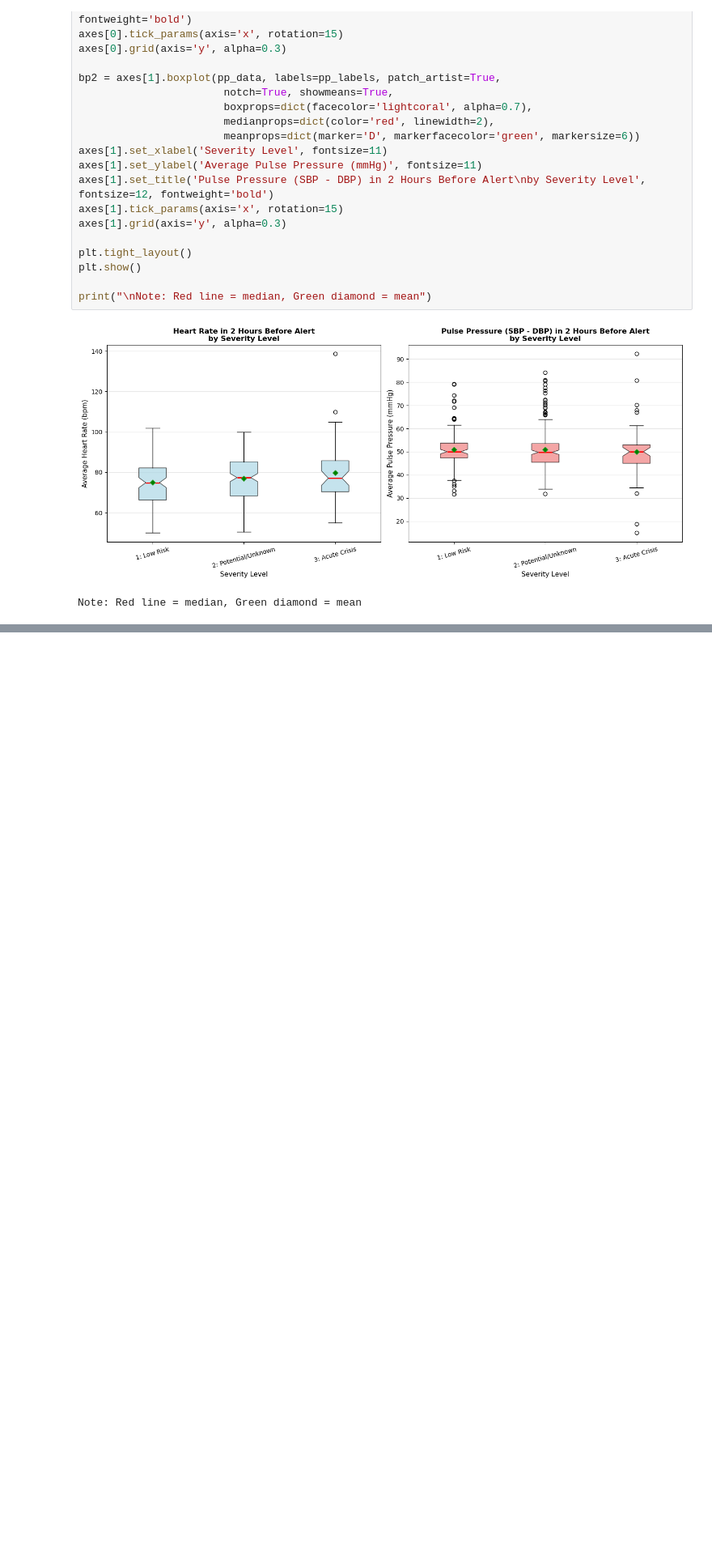
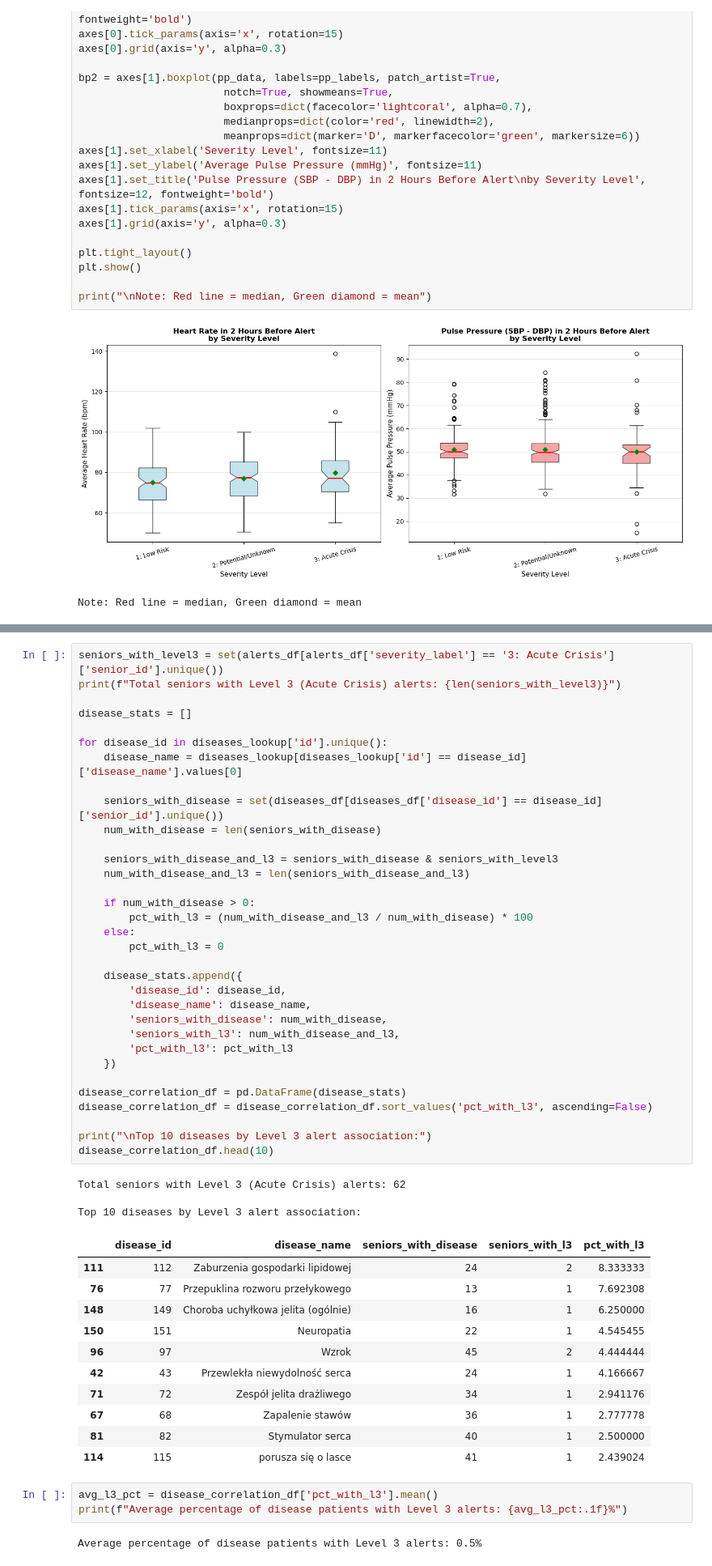
Before and after one commit to eldarmuk/AI-CVD, a Jupyter notebook: notebooks/02_comprehensive_eda.ipynb, the cells around one changed output, grey strips where cells are left out. Shown at 81% size. Cells and saved outputs as stored; diff of their text form; blank space fills up the shorter version.

```diff
--- a/notebooks/02_comprehensive_eda.ipynb
+++ b/notebooks/02_comprehensive_eda.ipynb
@@ -1402,0 +1414,53 @@ Note: Red line = median, Green diamond = mean
+# %%
+seniors_with_level3 = set(alerts_df[alerts_df['severity_label'] == '3: Acute Crisis']['senior_id'].unique())
+print(f"Total seniors with Level 3 (Acute Crisis) alerts: {len(seniors_with_level3)}")
+
+disease_stats = []
+
+for disease_id in diseases_lookup['id'].unique():
+    disease_name = diseases_lookup[diseases_lookup['id'] == disease_id]['disease_name'].values[0]
+
+    seniors_with_disease = set(diseases_df[diseases_df['disease_id'] == disease_id]['senior_id'].unique())
+    num_with_disease = len(seniors_with_disease)
+
+    seniors_with_disease_and_l3 = seniors_with_disease & seniors_with_level3
+    num_with_disease_and_l3 = len(seniors_with_disease_and_l3)
+
+    if num_with_disease > 0:
+        pct_with_l3 = (num_with_disease_and_l3 / num_with_disease) * 100
+    else:
+        pct_with_l3 = 0
+
+    disease_stats.append({
+        'disease_id': disease_id,
+        'disease_name': disease_name,
+        'seniors_with_disease': num_with_disease,
+        'seniors_with_l3': num_with_disease_and_l3,
+        'pct_with_l3': pct_with_l3
+    })
+
+disease_correlation_df = pd.DataFrame(disease_stats)
+disease_correlation_df = disease_correlation_df.sort_values('pct_with_l3', ascending=False)
+
+print("\nTop 10 diseases by Level 3 alert association:")
+disease_correlation_df.head(10)
+# %% [output]
+Total seniors with Level 3 (Acute Crisis) alerts: 62
+
+Top 10 diseases by Level 3 alert association:
+|  | disease_id | disease_name | seniors_with_disease | seniors_with_l3 | pct_with_l3 |
+| 111 | 112 | Zaburzenia gospodarki lipidowej | 24 | 2 | 8.333333 |
+| 76 | 77 | Przepuklina rozworu przełykowego | 13 | 1 | 7.692308 |
+| 148 | 149 | Choroba uchyłkowa jelita (ogólnie) | 16 | 1 | 6.250000 |
+| 150 | 151 | Neuropatia | 22 | 1 | 4.545455 |
+| 96 | 97 | Wzrok | 45 | 2 | 4.444444 |
+| 42 | 43 | Przewlekła niewydolność serca | 24 | 1 | 4.166667 |
+| 71 | 72 | Zespół jelita drażliwego | 34 | 1 | 2.941176 |
+| 67 | 68 | Zapalenie stawów | 36 | 1 | 2.777778 |
+| 81 | 82 | Stymulator serca | 40 | 1 | 2.500000 |
+| 114 | 115 | porusza się o lasce | 41 | 1 | 2.439024 |
+# %%
+avg_l3_pct = disease_correlation_df['pct_with_l3'].mean()
+print(f"Average percentage of disease patients with Level 3 alerts: {avg_l3_pct:.1f}%")
+# %% [output]
+Average percentage of disease patients with Level 3 alerts: 0.5%
```
Also changed, not shown: parts of 10 cells of this notebook, 1 other file.
